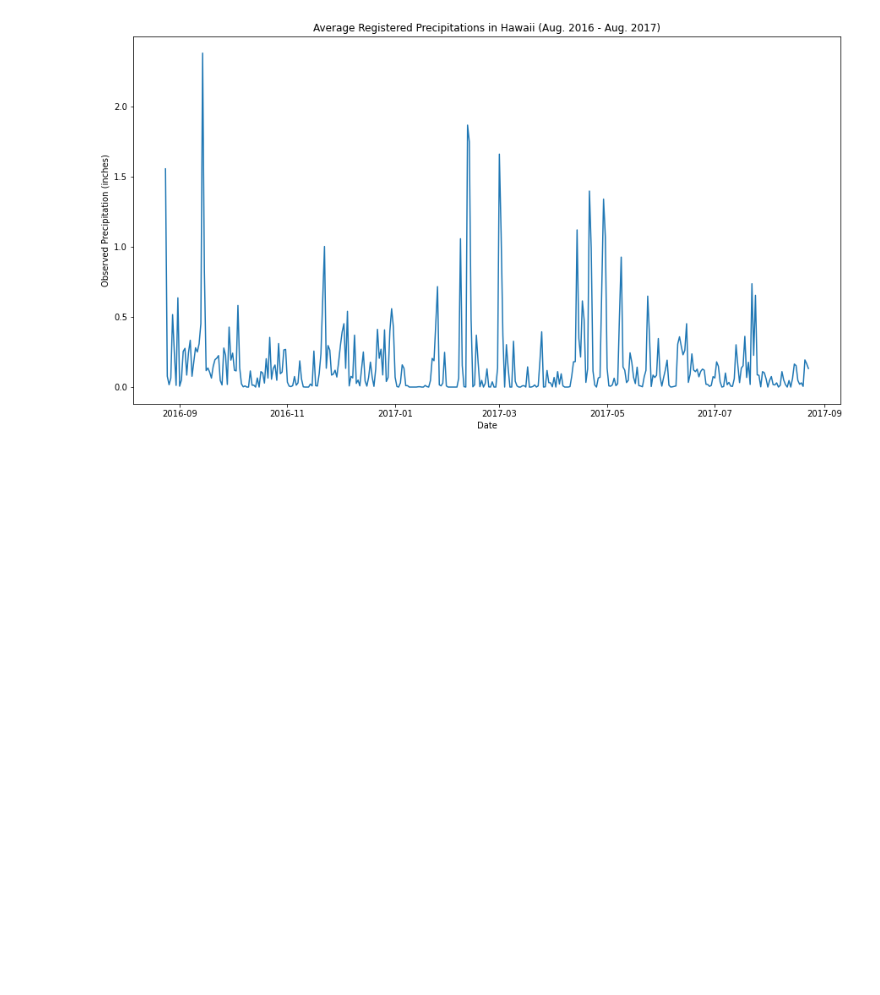
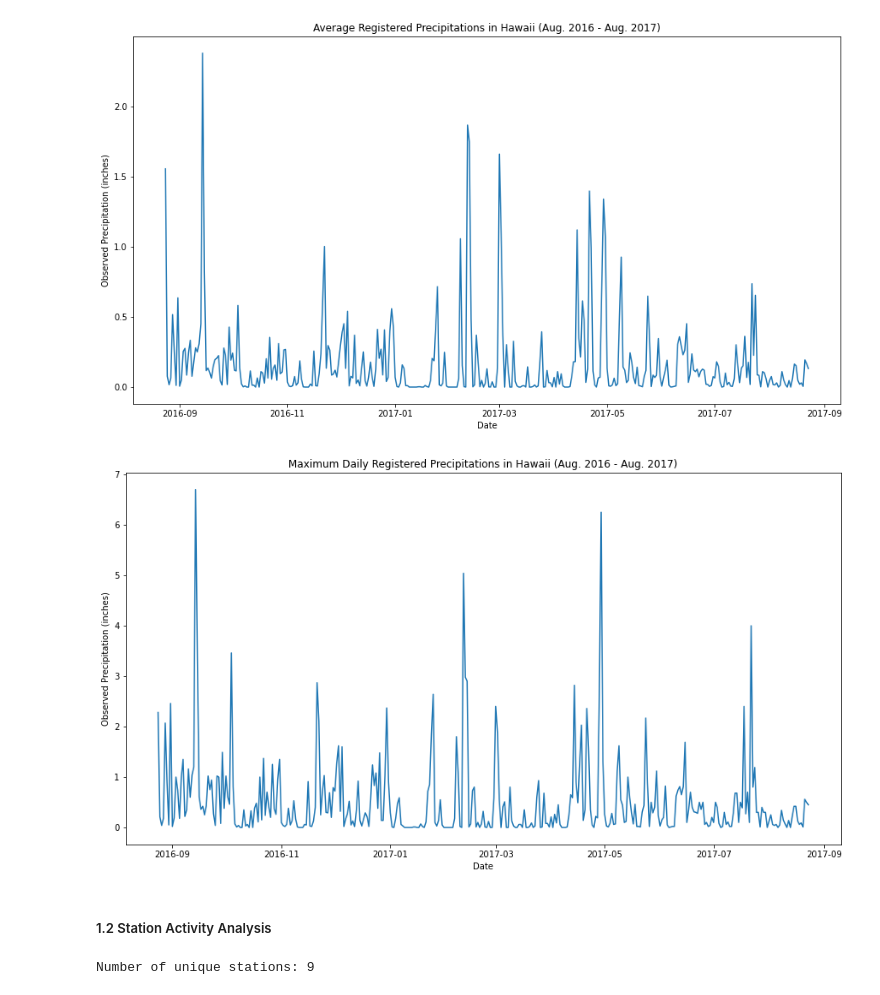
Before and after one commit to martinsingla/sqlalchemy-challenge, a Jupyter notebook: Untitled.ipynb, the cells around one changed output. Cells and saved outputs as stored; diff of their text form; code cells hidden in the pictures; blank space fills up the shorter version.

Commit message:
updt task 1

```diff
--- a/Untitled.ipynb
+++ b/Untitled.ipynb
@@ -118,0 +115,18 @@ session.close()
+# %%
+## Task 1 - RETHINKED
+#Plotting precipiations over the past year Average by Meteorological Station
+plt.figure(figsize= (15,8))
+plt.plot(prcp_df.groupby('date')['prcp'].max())
+plt.title('Maximum Daily Registered Precipitations in Hawaii (Aug. 2016 - Aug. 2017)')
+plt.ylabel('Observed Precipitation (inches)')
+plt.xlabel('Date')
+plt.show()
+# %% [output]
+[figure, added]
+# %% [markdown]
+##### 1.2 Station Activity Analysis
+# %%
+#Number of unique stations in the database
+print(f'Number of unique stations: {session.query(Station).distinct(Station.station).count()}')
+# %% [output]
+Number of unique stations: 9
```
Also changed, not shown: parts of 9 cells of this notebook.
